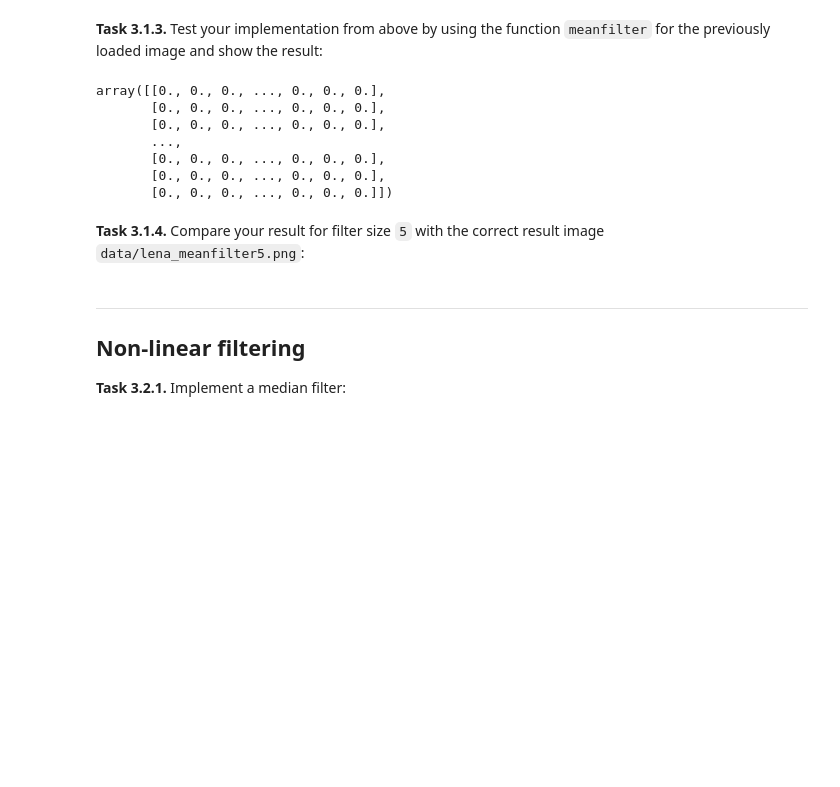
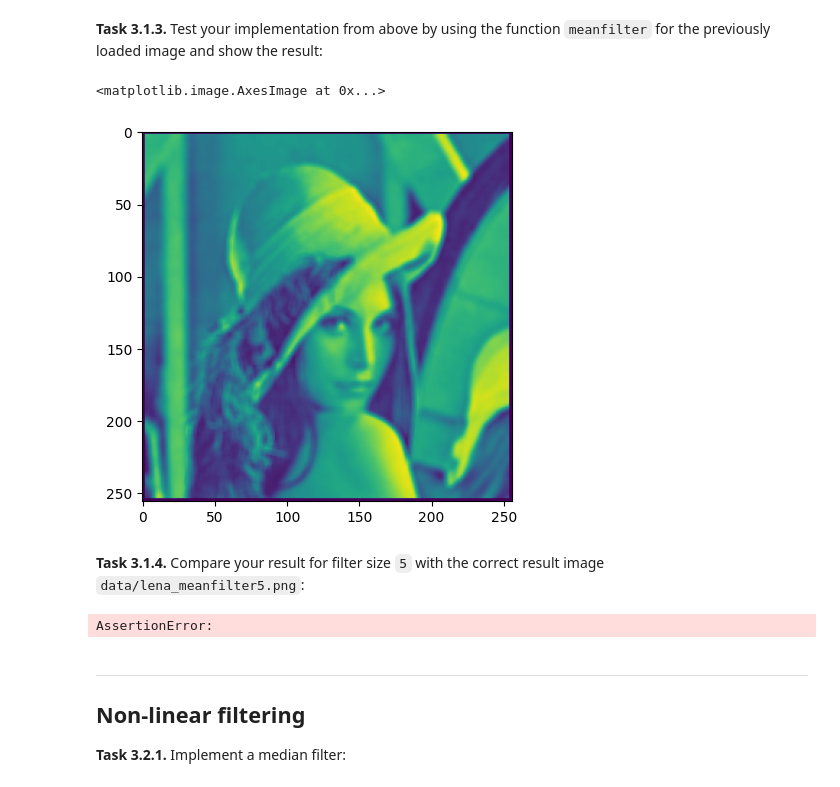
Before and after one commit to amxlxi/mobi-fs3-python, a Jupyter notebook: task3.ipynb, the cells around one changed output. Saved outputs shown, nothing was run; the diff lists cells and outputs as text; code cells hidden in the pictures; blank space fills up the shorter version.

```diff
--- a/task3.ipynb
+++ b/task3.ipynb
@@ -24,26 +24,28 @@ def meanfilter(img, size):
     n = (size - 1) // 2
     for p in numpy.ndindex(img.shape):
         neighborhood_sum = 0
-        for q in numpy.ndindex(size, size):
-            neighborhood_sum = neighborhood_sum + img[p[0] + q,p[1] + q]
-
+        if p[0] >= n and p[0] <= img.shape[0] - (n+1) and p[1] >= n and p[1] <= img.shape[1] - (n+1):
+            for q in numpy.ndindex(size, size):
+                neighborhood_sum = neighborhood_sum + img[p[0] + q[0] - n,p[1] + q[1] - n]
+        result[p] = neighborhood_sum / size*size
         # ...
     # write your code here
     return result
 # %% [markdown]
 **<a id="#">Task 3.1.3.</a>** Test your implementation from above by using the function `meanfilter` for the previously loaded image and show the result:
-# %%
-meanfilter(lena, 5)
-# %% [output]
-array([[0., 0., 0., ..., 0., 0., 0.],
-       [0., 0., 0., ..., 0., 0., 0.],
-       [0., 0., 0., ..., 0., 0., 0.],
-       ...,
-       [0., 0., 0., ..., 0., 0., 0.],
-       [0., 0., 0., ..., 0., 0., 0.],
-       [0., 0., 0., ..., 0., 0., 0.]])
+# %%
+mylena5 = meanfilter(lena, 5)
+plt.imshow(mylena5)
+# %% [output]
+<matplotlib.image.AxesImage at 0x...>
+[figure, added]
 # %% [markdown]
 **<a id="#">Task 3.1.4.</a>** Compare your result for filter size `5` with the correct result image `data/lena_meanfilter5.png`:
+# %%
+notmylena5 = plt.imread('data/lena_meanfilter5.png')
+assert (numpy.allclose(mylena5, notmylena5, atol=1/255))
+# %% [output]
+AssertionError:
 # %% [markdown]
 ---
 
```
